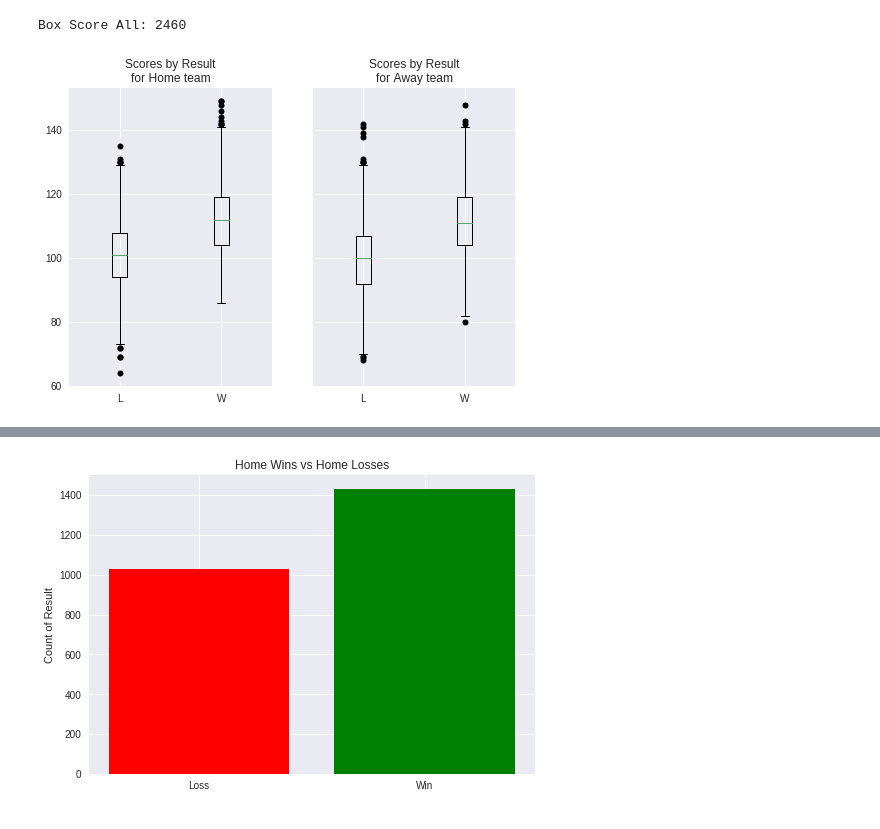
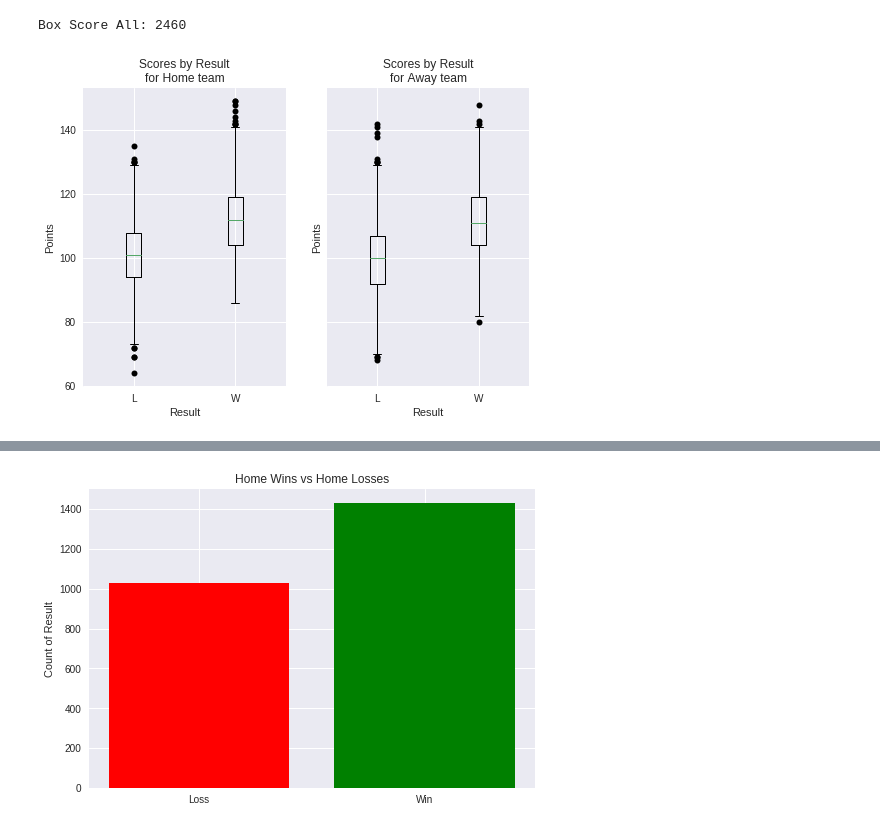
Before and after one commit to scon012/722-Iteration-4, a Jupyter notebook: 722_Iteration_4_Google.ipynb, the cells around one changed output, grey strips where cells are left out. Drawn from its saved outputs; the diff is of its cells as text; code cells hidden in the pictures.

```diff
--- a/722_Iteration_4_Google.ipynb
+++ b/722_Iteration_4_Google.ipynb
@@ -265,32 +280,36 @@ Box Score All: 2460
 # %%
 # Visualize the Outliers
 
 myBS = pd.DataFrame(boxScoreAll.take(5000))
 
 plotData = pd.DataFrame(myBS, columns = [13, 16]).rename(inplace=False, index = str, columns = {13:"teamRslt",16:'teamPTS'}).pivot(columns='teamRslt')
 
 # Remove the NaN values from the array and make into a list because they will not be the same length
 plotdata = np.array(plotData)
 mask = ~np.isnan(plotdata)
 plotdata = [d[m] for d, m in zip(plotdata.T, mask.T)]
 
 fig, axes = plt.subplots(nrows=1, ncols=2, sharey=True)
 axes[0].boxplot(plotdata, showfliers = True, labels=list('LW'), sym='k')
 axes[0].set_title("Scores by Result\nfor Home team")
+axes[0].set_xlabel("Result")
+axes[0].set_ylabel("Points")
 
 # Repeat again for the away team
 plotData = pd.DataFrame(myBS, columns = [69, 72]).rename(inplace=False, index = str, columns = {69:"teamRslt",72:'teamPTS'}).pivot(columns='teamRslt')
 plotdata = np.array(plotData)
 mask = ~np.isnan(plotdata)
 plotdata = [d[m] for d, m in zip(plotdata.T, mask.T)]
 
 axes[1].boxplot(plotdata, showfliers = True, labels=list('LW'), sym='k')
 axes[1].set_title("Scores by Result\nfor Away team")
+plt.xlabel("Result")
+plt.ylabel("Points")
 
 fig.subplots_adjust(hspace=50)
 plt.show()
 # %% [output]
-[figure, old version]
+[figure, new version]
 # %%
 # Compare Home Win/Loss record with scatterplot
 boxScoreAll = boxScoreAll.withColumn('teamPTSDiff', abs(boxScoreAll['teamPTS'] - boxScoreAll['opptPTS']))
```
Also changed, not shown: parts of 36 cells of this notebook.
